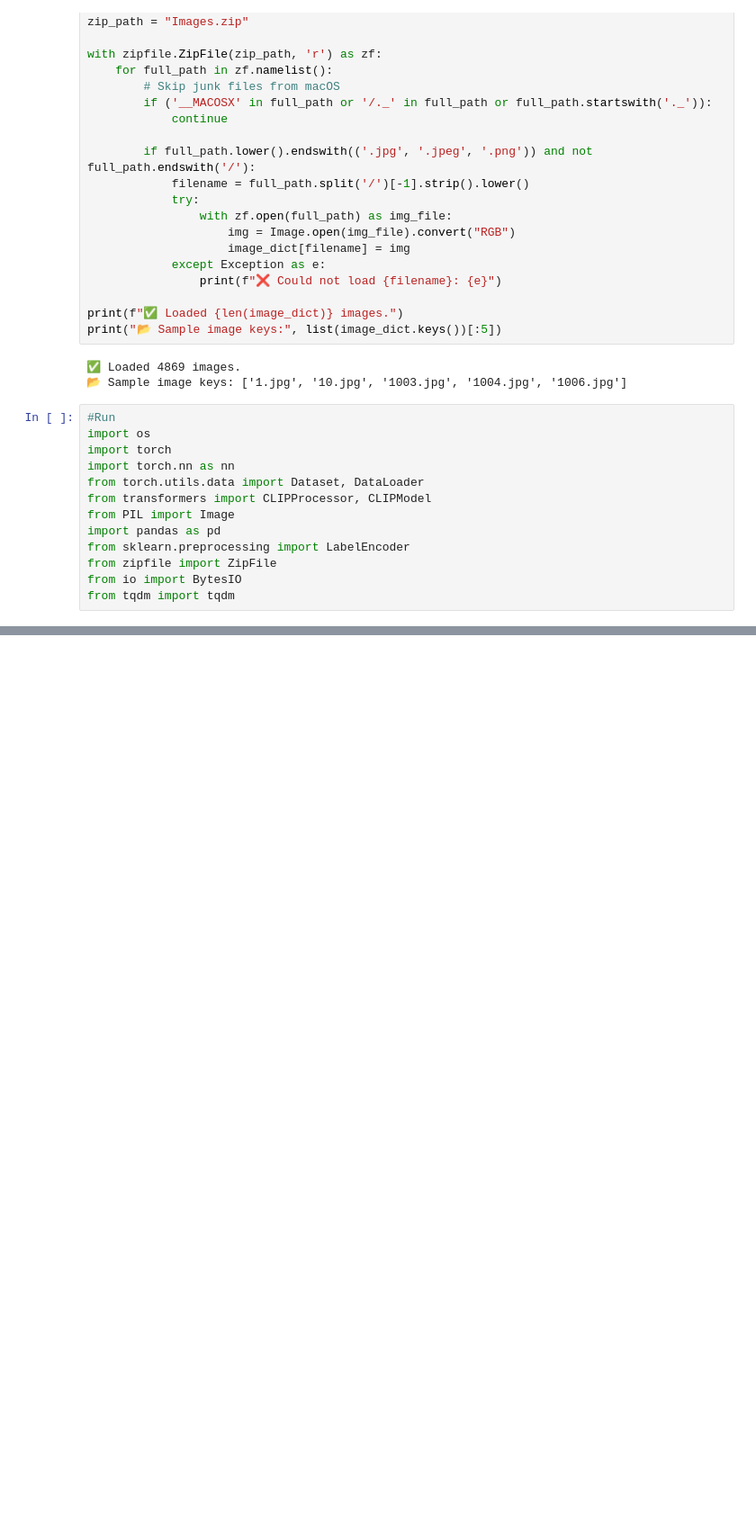
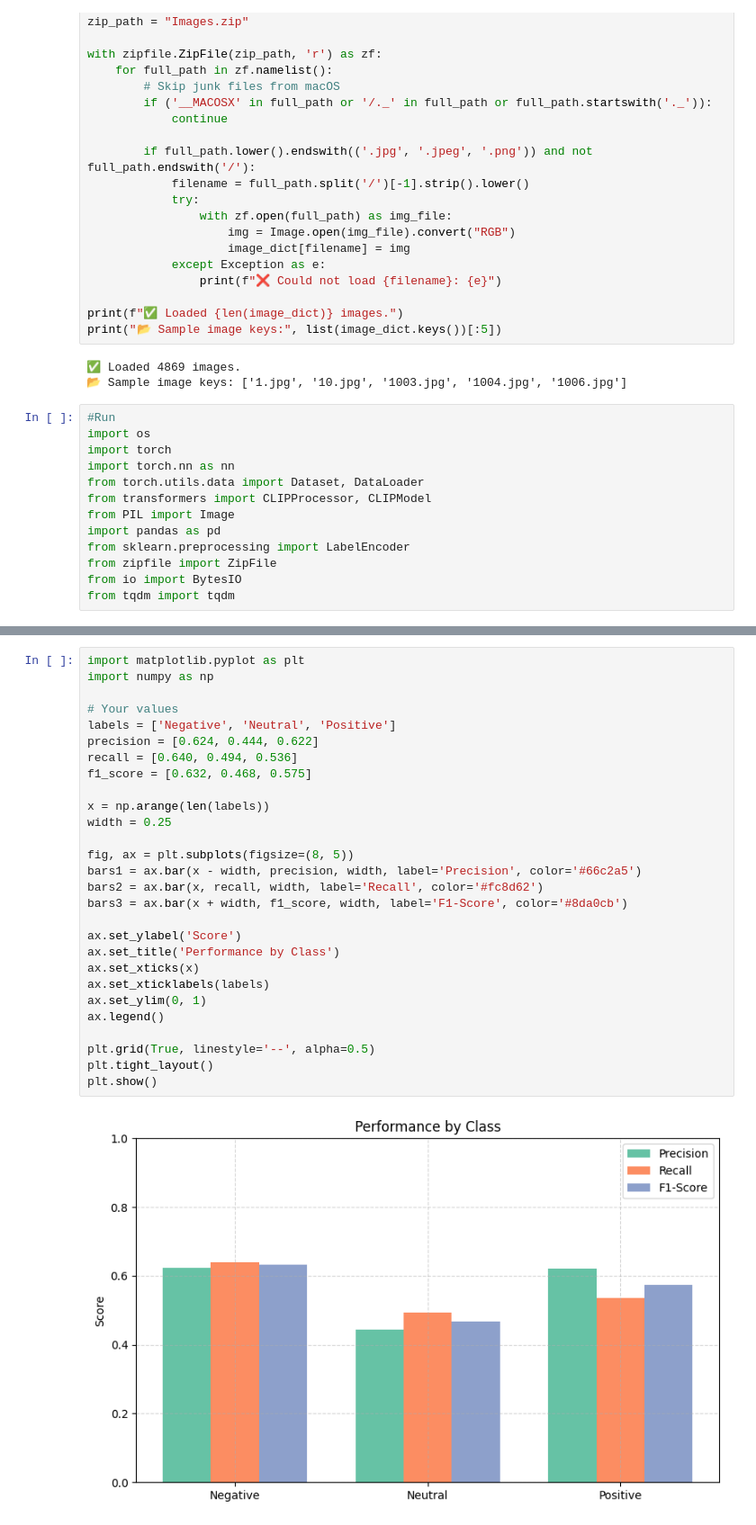
Before and after one commit to siaxvii/gnlp-final, a Jupyter notebook: CLIP.ipynb, the cells around one changed output, grey strips where cells are left out. Shown at 90% size. Drawn from its saved outputs; the diff is of its cells as text; blank space fills up the shorter version.

```diff
--- a/CLIP.ipynb
+++ b/CLIP.ipynb
@@ -344,0 +465,30 @@ plt.show()
+# %%
+import matplotlib.pyplot as plt
+import numpy as np
+
+# Your values
+labels = ['Negative', 'Neutral', 'Positive']
+precision = [0.624, 0.444, 0.622]
+recall = [0.640, 0.494, 0.536]
+f1_score = [0.632, 0.468, 0.575]
+
+x = np.arange(len(labels))
+width = 0.25
+
+fig, ax = plt.subplots(figsize=(8, 5))
+bars1 = ax.bar(x - width, precision, width, label='Precision', color='#66c2a5')
+bars2 = ax.bar(x, recall, width, label='Recall', color='#fc8d62')
+bars3 = ax.bar(x + width, f1_score, width, label='F1-Score', color='#8da0cb')
+
+ax.set_ylabel('Score')
+ax.set_title('Performance by Class')
+ax.set_xticks(x)
+ax.set_xticklabels(labels)
+ax.set_ylim(0, 1)
+ax.legend()
+
+plt.grid(True, linestyle='--', alpha=0.5)
+plt.tight_layout()
+plt.show()
+# %% [output]
+[figure, added]
```
Also changed, not shown: parts of 11 cells of this notebook.
